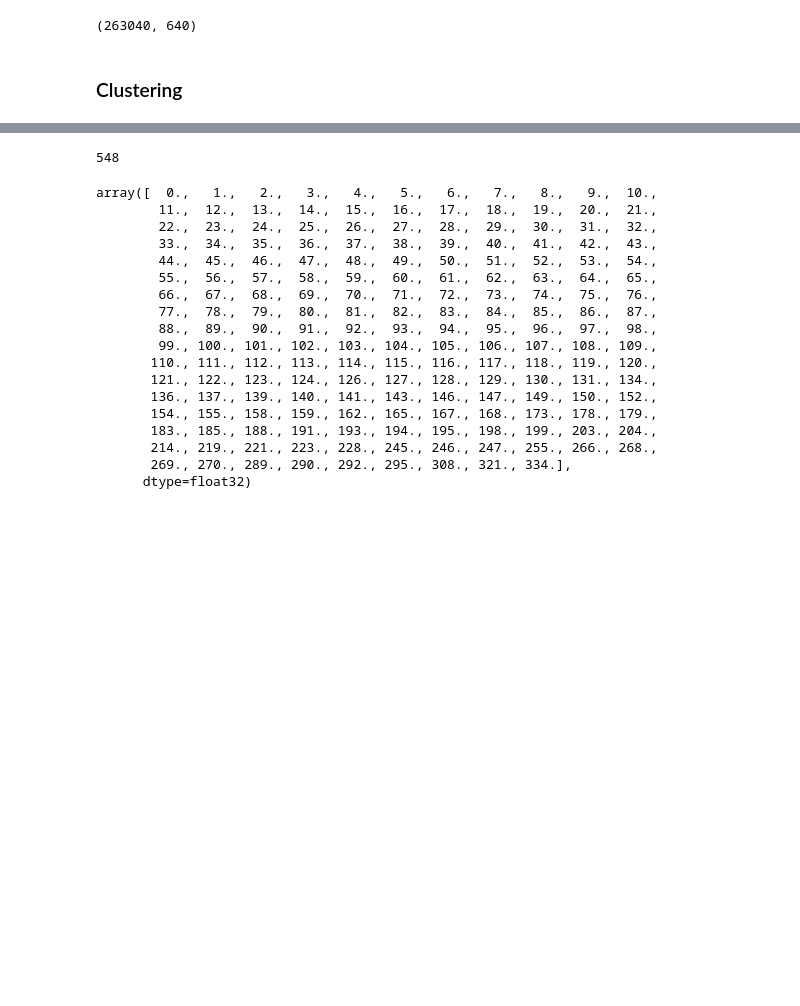
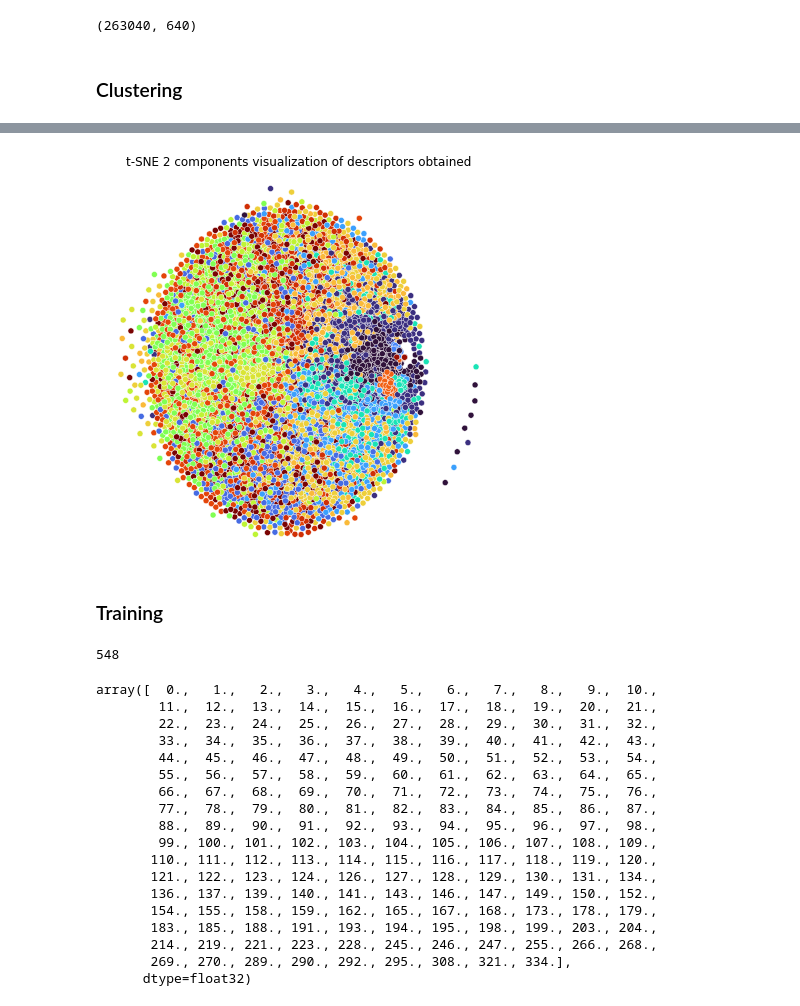
Before and after one commit to josealexandre-mecai/img-processing-2022, a Jupyter notebook: BOVW_Train.ipynb, the cells around one changed output, grey strips where cells are left out. Drawn from its saved outputs; the diff is of its cells as text; code cells hidden in the pictures; blank space fills up the shorter version.

```diff
--- a/BOVW_Train.ipynb
+++ b/BOVW_Train.ipynb
@@ -627,3 +646,9 @@ voc.shape
+# %%
+plot_tsne(descriptors_cluster_sample)
+# %% [output]
+[figure, added]
+# %% [markdown]
+### Training
 # %%
 adjusted_des_list = []
 
```
Also changed, not shown: parts of 16 cells of this notebook.
